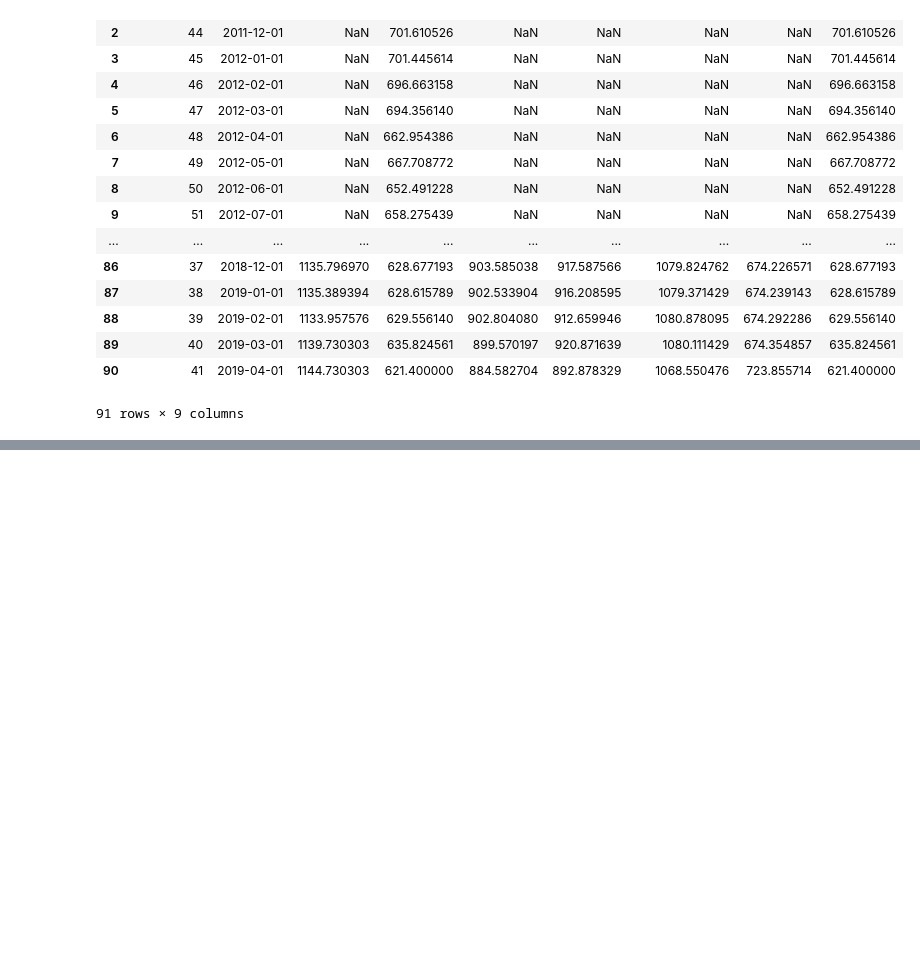
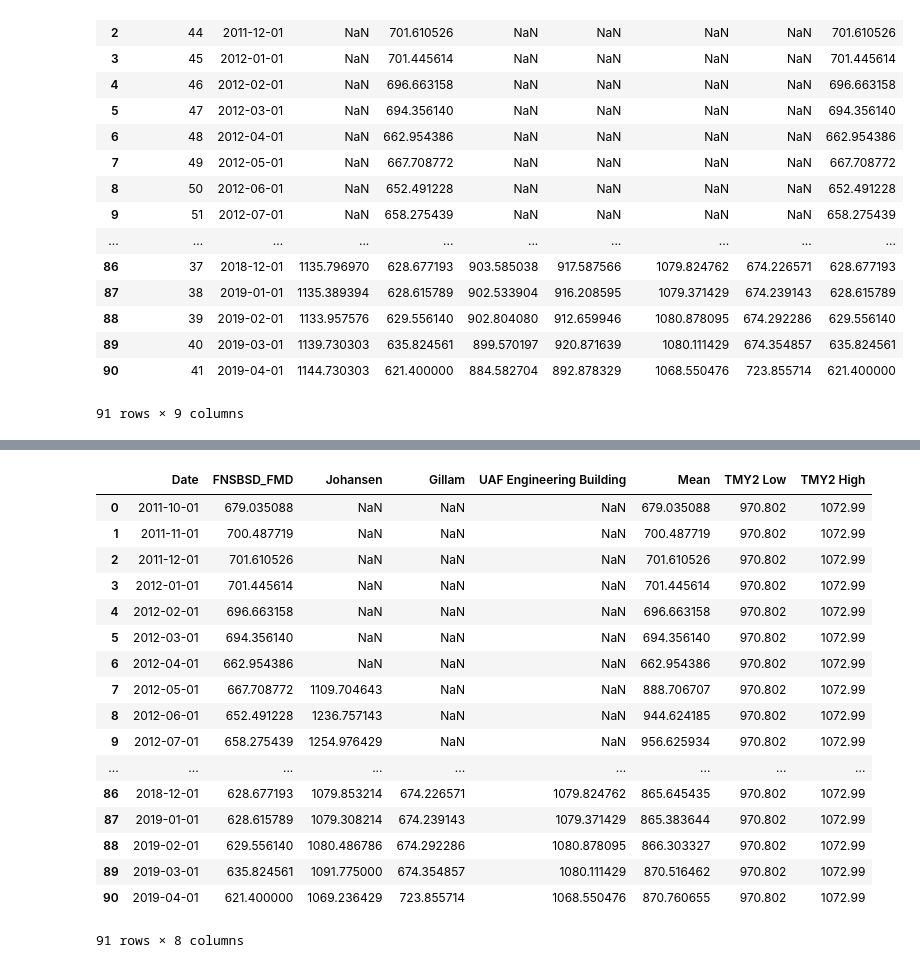
Before and after one commit to acep-uaf/ACEP_solar, a Jupyter notebook: Experimental_Bokeh_Plotting.ipynb, the cells around one changed output, grey strips where cells are left out. Cells and saved outputs as stored; diff of their text form; code cells hidden in the pictures; blank space fills up the shorter version.

```diff
--- a/Experimental_Bokeh_Plotting.ipynb
+++ b/Experimental_Bokeh_Plotting.ipynb
@@ -226,0 +450,23 @@ show(p)
+# %%
+merged_dataframe['Date'] = pd.to_datetime(merged_dataframe['Date'])
+# %%
+merged_dataframe
+# %% [output]
+|  | Date | FNSBSD_FMD | Johansen | Gillam | UAF Engineering Building | Mean | TMY2 Low | TMY2 High |
+| 0 | 2011-10-01 | 679.035088 | NaN | NaN | NaN | 679.035088 | 970.802 | 1072.99 |
+| 1 | 2011-11-01 | 700.487719 | NaN | NaN | NaN | 700.487719 | 970.802 | 1072.99 |
+| 2 | 2011-12-01 | 701.610526 | NaN | NaN | NaN | 701.610526 | 970.802 | 1072.99 |
+| 3 | 2012-01-01 | 701.445614 | NaN | NaN | NaN | 701.445614 | 970.802 | 1072.99 |
+| 4 | 2012-02-01 | 696.663158 | NaN | NaN | NaN | 696.663158 | 970.802 | 1072.99 |
+| 5 | 2012-03-01 | 694.356140 | NaN | NaN | NaN | 694.356140 | 970.802 | 1072.99 |
+| 6 | 2012-04-01 | 662.954386 | NaN | NaN | NaN | 662.954386 | 970.802 | 1072.99 |
+| 7 | 2012-05-01 | 667.708772 | 1109.704643 | NaN | NaN | 888.706707 | 970.802 | 1072.99 |
+| 8 | 2012-06-01 | 652.491228 | 1236.757143 | NaN | NaN | 944.624185 | 970.802 | 1072.99 |
+| 9 | 2012-07-01 | 658.275439 | 1254.976429 | NaN | NaN | 956.625934 | 970.802 | 1072.99 |
+| ... | ... | ... | ... | ... | ... | ... | ... | ... |
+| 86 | 2018-12-01 | 628.677193 | 1079.853214 | 674.226571 | 1079.824762 | 865.645435 | 970.802 | 1072.99 |
+| 87 | 2019-01-01 | 628.615789 | 1079.308214 | 674.239143 | 1079.371429 | 865.383644 | 970.802 | 1072.99 |
+| 88 | 2019-02-01 | 629.556140 | 1080.486786 | 674.292286 | 1080.878095 | 866.303327 | 970.802 | 1072.99 |
+| 89 | 2019-03-01 | 635.824561 | 1091.775000 | 674.354857 | 1080.111429 | 870.516462 | 970.802 | 1072.99 |
+| 90 | 2019-04-01 | 621.400000 | 1069.236429 | 723.855714 | 1068.550476 | 870.760655 | 970.802 | 1072.99 |
+91 rows × 8 columns
```
Also changed, not shown: parts of 21 cells of this notebook.
